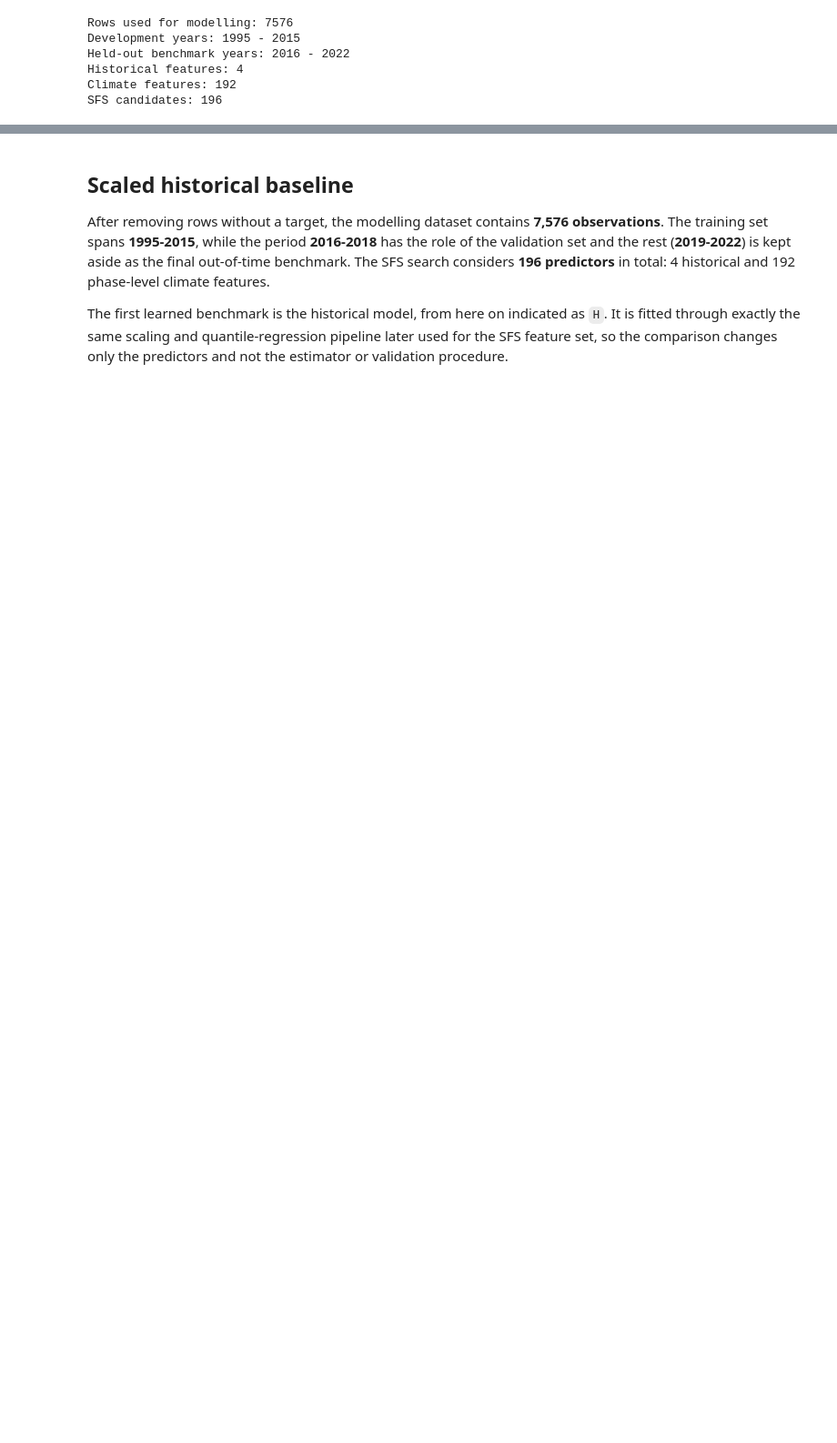
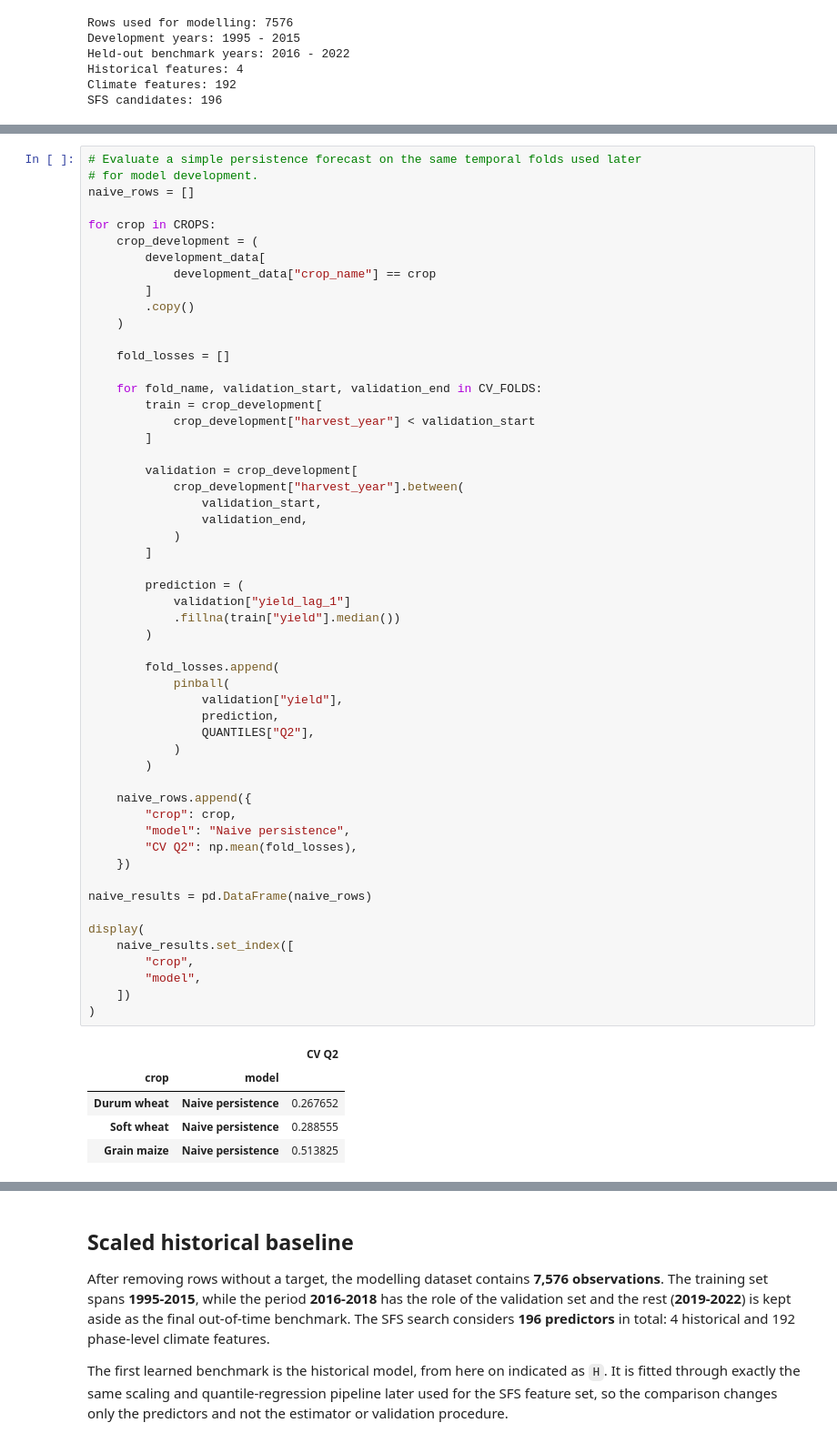
Before and after one commit to AlessioRepetto/agriclimate-intelligence, a Jupyter notebook: notebooks/ML_Quantile_Modelling.ipynb, the cells around one changed output, grey strips where cells are left out. Shown at 91% size. Drawn from its saved outputs; the diff is of its cells as text; blank space fills up the shorter version.

```diff
--- a/notebooks/ML_Quantile_Modelling.ipynb
+++ b/notebooks/ML_Quantile_Modelling.ipynb
@@ -274,3 +289,63 @@ Q2 is therefore used as the primary model-selection objective, while Q1 and Q3 p
+# %%
+# Evaluate a simple persistence forecast on the same temporal folds used later
+# for model development.
+naive_rows = []
+
+for crop in CROPS:
+    crop_development = (
+        development_data[
+            development_data["crop_name"] == crop
+        ]
+        .copy()
+    )
+
+    fold_losses = []
+
+    for fold_name, validation_start, validation_end in CV_FOLDS:
+        train = crop_development[
+            crop_development["harvest_year"] < validation_start
+        ]
+
+        validation = crop_development[
+            crop_development["harvest_year"].between(
+                validation_start,
+                validation_end,
+            )
+        ]
+
+        prediction = (
+            validation["yield_lag_1"]
+            .fillna(train["yield"].median())
+        )
+
+        fold_losses.append(
+            pinball(
+                validation["yield"],
+                prediction,
+                QUANTILES["Q2"],
+            )
+        )
+
+    naive_rows.append({
+        "crop": crop,
+        "model": "Naive persistence",
+        "CV Q2": np.mean(fold_losses),
+    })
+
+naive_results = pd.DataFrame(naive_rows)
+
+display(
+    naive_results.set_index([
+        "crop",
+        "model",
+    ])
+)
+# %% [output]
+|  |  | CV Q2 |
+| crop | model |  |
+| Durum wheat | Naive persistence | 0.267652 |
+| Soft wheat | Naive persistence | 0.288555 |
+| Grain maize | Naive persistence | 0.513825 |
 # %% [markdown]
 ### Linear quantile regression
 
```
Also changed, not shown: parts of 9 cells of this notebook.
